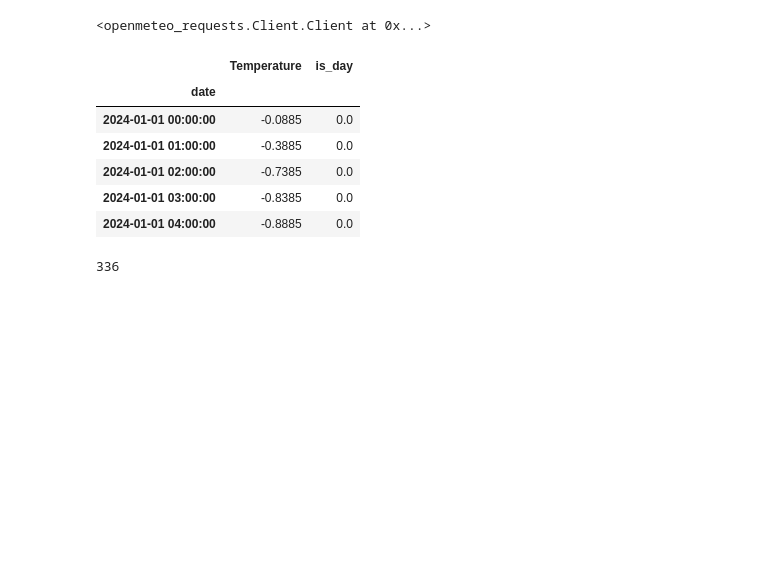
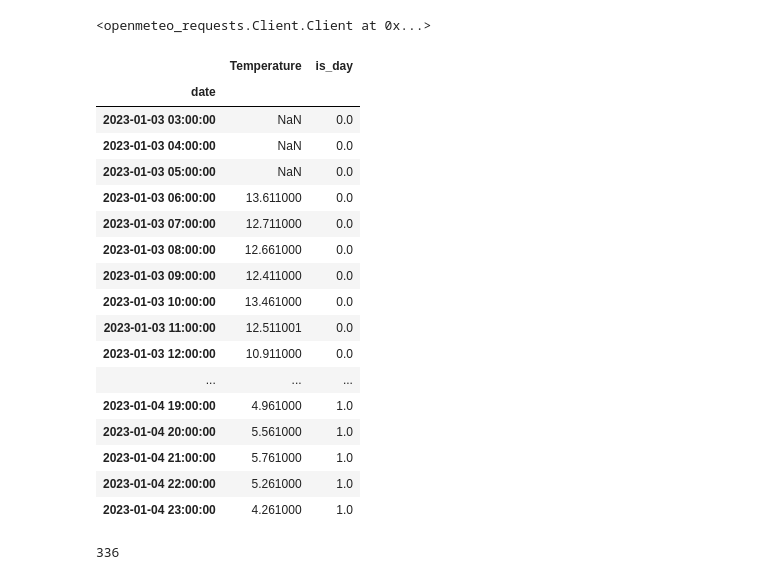
Before and after one commit to maxwellgriffith345/LoadForecast, a Jupyter notebook: notebooks/test.ipynb, the cells around one changed output. Drawn from its saved outputs; the diff is of its cells as text; code cells hidden in the pictures; blank space fills up the shorter version.

```diff
--- a/notebooks/test.ipynb
+++ b/notebooks/test.ipynb
@@ -64,6 +72,9 @@ clean_df[["load"]]
 72 rows × 1 columns
 # %% [markdown]
 ### Test weather pull
+# %%
+start_date = datetime(2023, 1, 1)
+end_date = datetime(2023, 1, 4)
 # %%
 weather_client = get_weather_client()
 # %%
@@ -73,15 +84,26 @@ weather_client
 # %%
 weather_df = fetch_weather(weather_client, start_date, end_date)
 # %%
-weather_df.head()
+weather_df.tail(45)
 # %% [output]
 |  | Temperature | is_day |
 | date |  |  |
-| 2024-01-01 00:00:00 | -0.0885 | 0.0 |
-| 2024-01-01 01:00:00 | -0.3885 | 0.0 |
-| 2024-01-01 02:00:00 | -0.7385 | 0.0 |
-| 2024-01-01 03:00:00 | -0.8385 | 0.0 |
-| 2024-01-01 04:00:00 | -0.8885 | 0.0 |
+| 2023-01-03 03:00:00 | NaN | 0.0 |
+| 2023-01-03 04:00:00 | NaN | 0.0 |
+| 2023-01-03 05:00:00 | NaN | 0.0 |
+| 2023-01-03 06:00:00 | 13.611000 | 0.0 |
+| 2023-01-03 07:00:00 | 12.711000 | 0.0 |
+| 2023-01-03 08:00:00 | 12.661000 | 0.0 |
+| 2023-01-03 09:00:00 | 12.411000 | 0.0 |
+| 2023-01-03 10:00:00 | 13.461000 | 0.0 |
+| 2023-01-03 11:00:00 | 12.511001 | 0.0 |
+| 2023-01-03 12:00:00 | 10.911000 | 0.0 |
+| ... | ... | ... |
+| 2023-01-04 19:00:00 | 4.961000 | 1.0 |
+| 2023-01-04 20:00:00 | 5.561000 | 1.0 |
+| 2023-01-04 21:00:00 | 5.761000 | 1.0 |
+| 2023-01-04 22:00:00 | 5.261000 | 1.0 |
+| 2023-01-04 23:00:00 | 4.261000 | 1.0 |
 # %%
 weather_df.size
 # %% [output]
```
Also changed, not shown: parts of 5 cells of this notebook, 3 other files.
